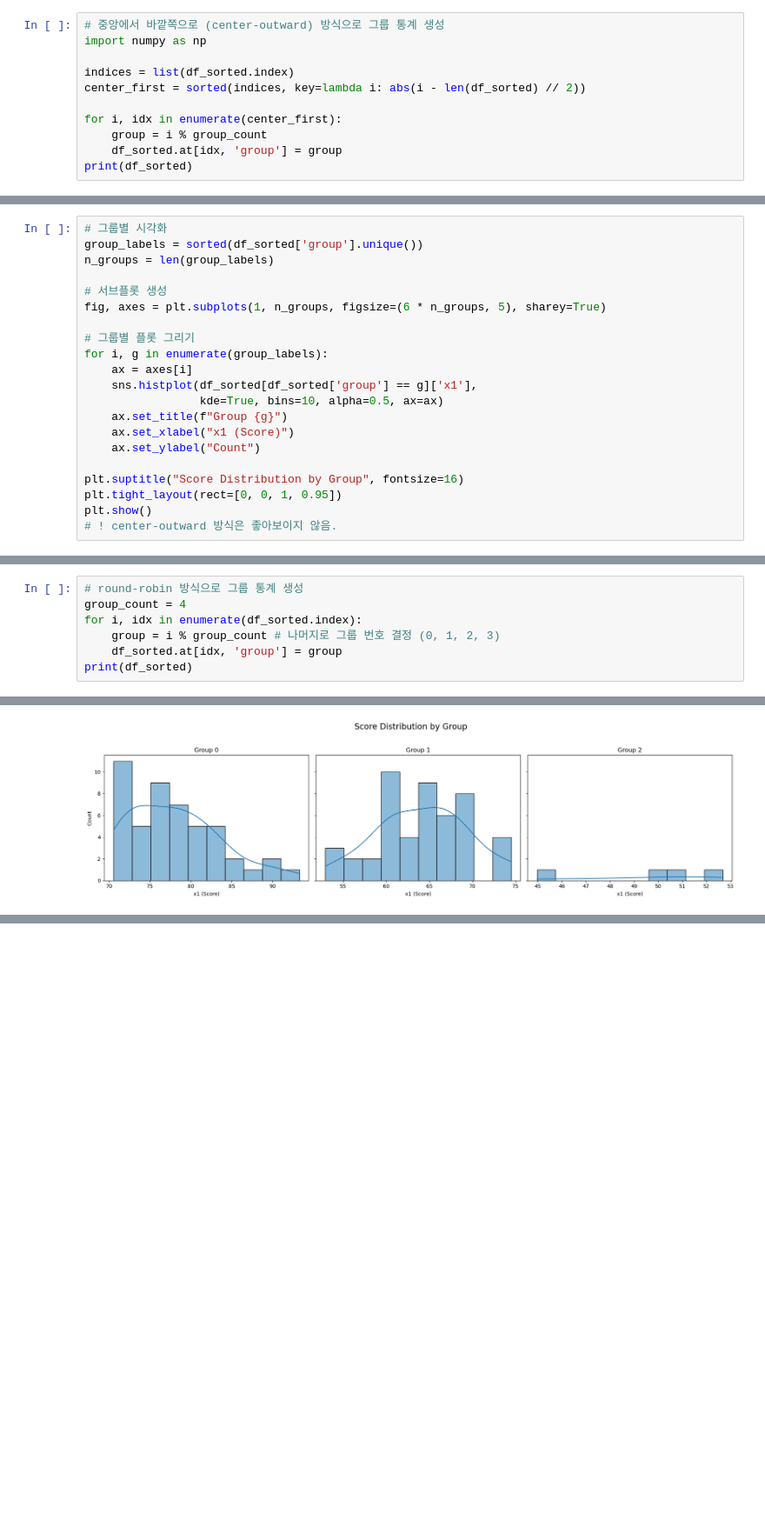
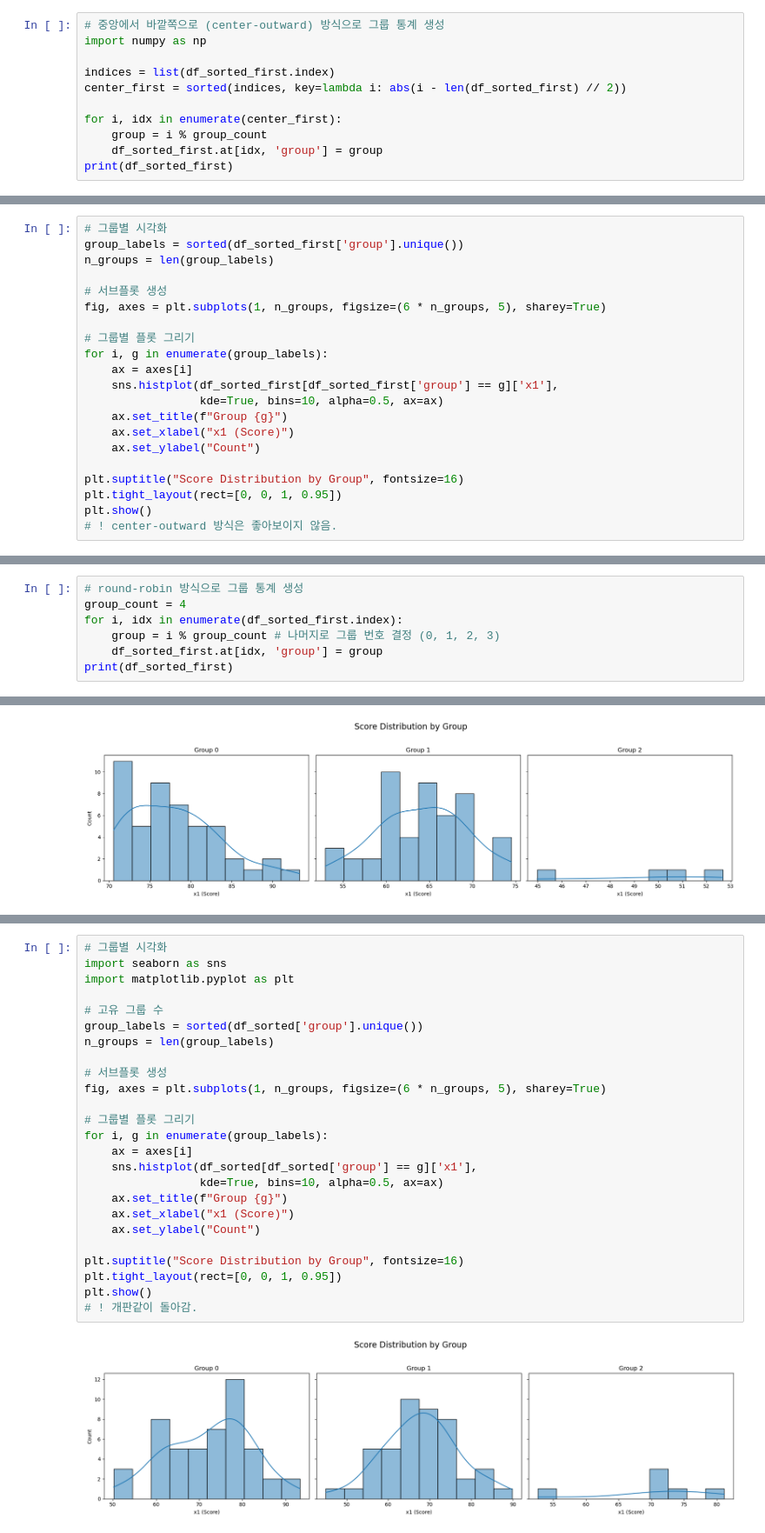
Before and after one commit to Byumin/group_classification, a Jupyter notebook: proto_sortedbase.ipynb, the cells around one changed output, grey strips where cells are left out. Shown: that part at 87% size. Drawn from its saved outputs; the diff is of its cells as text; blank space fills up the shorter version.

```diff
--- a/proto_sortedbase.ipynb
+++ b/proto_sortedbase.ipynb
@@ -160,13 +160,13 @@ plt.show()
 # 중앙에서 바깥쪽으로 (center-outward) 방식으로 그룹 통계 생성
 import numpy as np
 
-indices = list(df_sorted.index)
-center_first = sorted(indices, key=lambda i: abs(i - len(df_sorted) // 2))
+indices = list(df_sorted_first.index)
+center_first = sorted(indices, key=lambda i: abs(i - len(df_sorted_first) // 2))
 
 for i, idx in enumerate(center_first):
     group = i % group_count
-    df_sorted.at[idx, 'group'] = group
-print(df_sorted)
+    df_sorted_first.at[idx, 'group'] = group
+print(df_sorted_first)
 # %% [output]
     index        name  sex     x1     x2  counseling group
 0      18  Person_018    2  93.30  45.40           1     3
@@ -184,7 +184,7 @@ print(df_sorted)
 [100 rows x 7 columns]
 # %%
 # 그룹별 시각화
-group_labels = sorted(df_sorted['group'].unique())
+group_labels = sorted(df_sorted_first['group'].unique())
 n_groups = len(group_labels)
 
 # 서브플롯 생성
@@ -193,7 +193,7 @@ fig, axes = plt.subplots(1, n_groups, figsize=(6 * n_groups, 5), sharey=True)
 # 그룹별 플롯 그리기
 for i, g in enumerate(group_labels):
     ax = axes[i]
-    sns.histplot(df_sorted[df_sorted['group'] == g]['x1'],
+    sns.histplot(df_sorted_first[df_sorted_first['group'] == g]['x1'],
                  kde=True, bins=10, alpha=0.5, ax=ax)
     ax.set_title(f"Group {g}")
     ax.set_xlabel("x1 (Score)")
@@ -237,10 +237,10 @@ for category, value_counts in ideal_group_stats.items():
 # %%
 # round-robin 방식으로 그룹 통계 생성
 group_count = 4
-for i, idx in enumerate(df_sorted.index):
+for i, idx in enumerate(df_sorted_first.index):
     group = i % group_count # 나머지로 그룹 번호 결정 (0, 1, 2, 3)
-    df_sorted.at[idx, 'group'] = group
-print(df_sorted)
+    df_sorted_first.at[idx, 'group'] = group
+print(df_sorted_first)
 # %% [output]
     index        name  sex     x1     x2  counseling group
 0      18  Person_018    2  93.30  45.40           1     0
@@ -334,0 +372,27 @@ plt.show()
+# %%
+# 그룹별 시각화
+import seaborn as sns
+import matplotlib.pyplot as plt
+
+# 고유 그룹 수
+group_labels = sorted(df_sorted['group'].unique())
+n_groups = len(group_labels)
+
+# 서브플롯 생성
+fig, axes = plt.subplots(1, n_groups, figsize=(6 * n_groups, 5), sharey=True)
+
+# 그룹별 플롯 그리기
+for i, g in enumerate(group_labels):
+    ax = axes[i]
+    sns.histplot(df_sorted[df_sorted['group'] == g]['x1'],
+                 kde=True, bins=10, alpha=0.5, ax=ax)
+    ax.set_title(f"Group {g}")
+    ax.set_xlabel("x1 (Score)")
+    ax.set_ylabel("Count")
+
+plt.suptitle("Score Distribution by Group", fontsize=16)
+plt.tight_layout(rect=[0, 0, 1, 0.95])
+plt.show()
+# ! 개판같이 돌아감.
+# %% [output]
+[figure, added]
```
Also changed, not shown: parts of 12 cells of this notebook, 1 other file.
